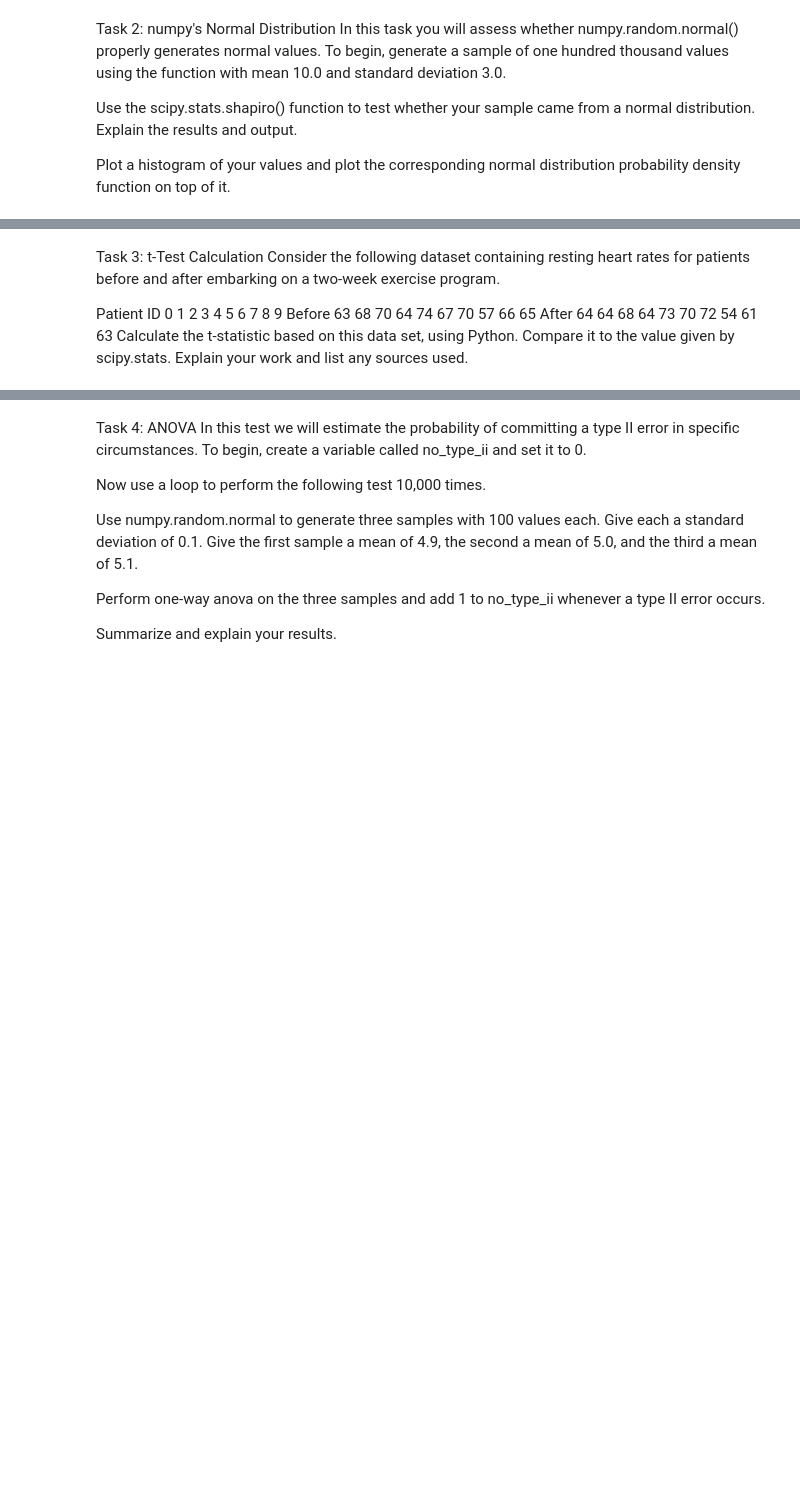
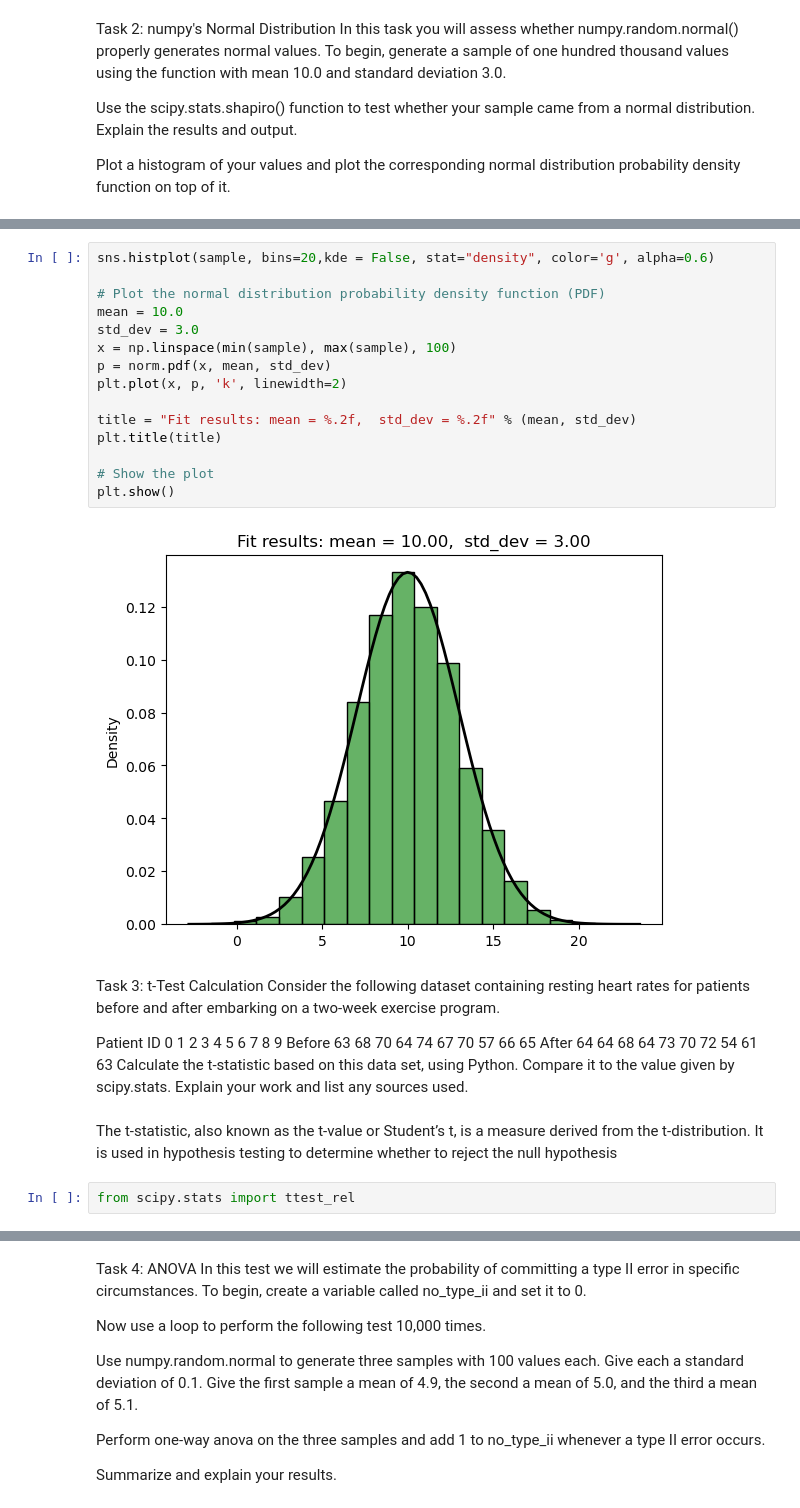
Before and after one commit to dectan/applied_statistics, a Jupyter notebook: tasks.ipynb, the cells around one changed output, grey strips where cells are left out. Cells and saved outputs as stored; diff of their text form; blank space fills up the shorter version.

```diff
--- a/tasks.ipynb
+++ b/tasks.ipynb
@@ -42,3 +73,20 @@ Plot a histogram of your values and plot the corresponding normal distribution p
+# %%
+sns.histplot(sample, bins=20,kde = False, stat="density", color='g', alpha=0.6)
+
+# Plot the normal distribution probability density function (PDF)
+mean = 10.0
+std_dev = 3.0
+x = np.linspace(min(sample), max(sample), 100)
+p = norm.pdf(x, mean, std_dev)
+plt.plot(x, p, 'k', linewidth=2)
+
+title = "Fit results: mean = %.2f,  std_dev = %.2f" % (mean, std_dev)
+plt.title(title)
+
+# Show the plot
+plt.show()
+# %% [output]
+[figure, added]
 # %% [markdown]
 Task 3: t-Test Calculation
 Consider the following dataset containing resting heart rates for patients before and after embarking on a two-week exercise program.
@@ -47,3 +95,7 @@ Patient ID	0	1	2	3	4	5	6	7	8	9
 Before	63	68	70	64	74	67	70	57	66	65
 After	64	64	68	64	73	70	72	54	61	63
 Calculate the t-statistic based on this data set, using Python. Compare it to the value given by scipy.stats. Explain your work and list any sources used.
+# %% [markdown]
+The t-statistic, also known as the t-value or Student’s t, is a measure derived from the t-distribution. It is used in hypothesis testing to determine whether to reject the null hypothesis
+# %%
+from scipy.stats import ttest_rel
```
Also changed, not shown: parts of 8 cells of this notebook, 2 other files.
